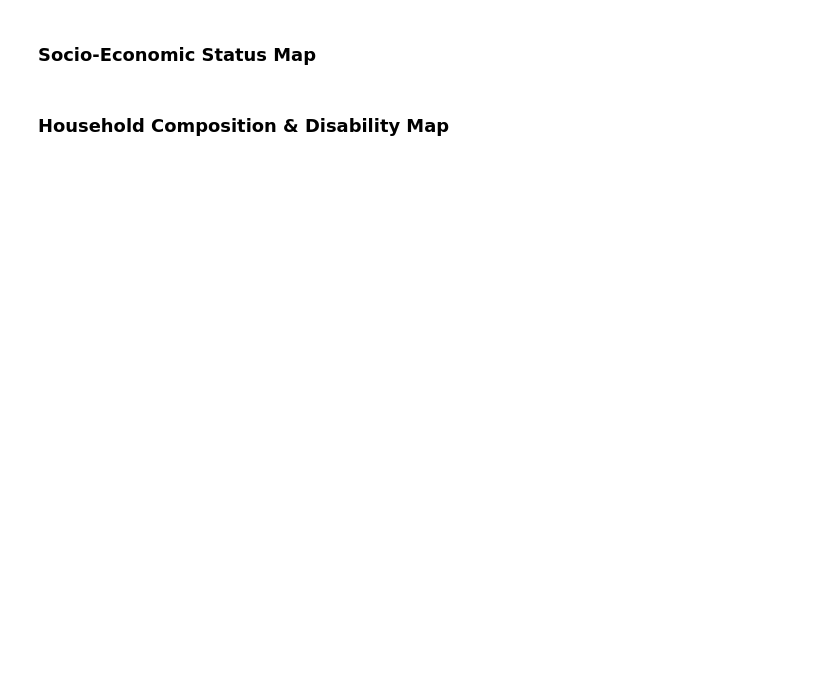
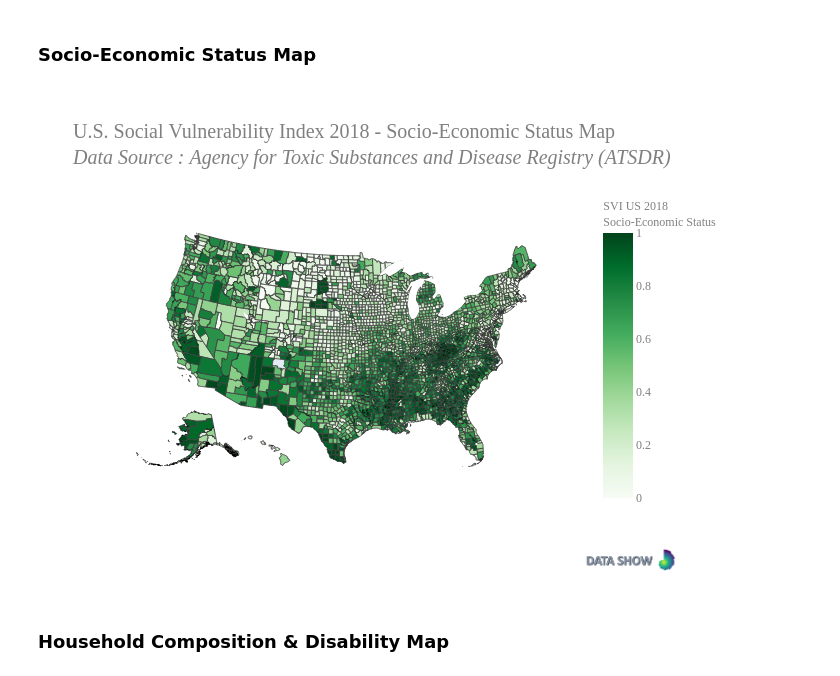
Before and after one commit to data-show/notebooks, a Jupyter notebook: notebooks/Social_Vulnerability_Index_2018_United_States/Social_Vulnerability_Index_2018_United_States.ipynb, the cells around one changed output. Drawn from its saved outputs; the diff is of its cells as text; code cells hidden in the pictures; blank space fills up the shorter version.

```diff
--- a/notebooks/Social_Vulnerability_Index_2018_United_States/Social_Vulnerability_Index_2018_United_States.ipynb
+++ b/notebooks/Social_Vulnerability_Index_2018_United_States/Social_Vulnerability_Index_2018_United_States.ipynb
@@ -132,34 +130,36 @@ fig_ss_svi = px.choropleth(svi,
                            featureidkey='properties.FIPS',
                            hover_data=['STATE', 'COUNTY'],
                            color_continuous_scale='Greens',
                            range_color=(0, 1),
                            scope='usa',
                            title='U.S. Social Vulnerability Index 2018 - Socio-Economic Status Map<br>' +
                            '<i>Data Source : Agency for Toxic Substances and Disease Registry (ATSDR)</i>',
                            labels={'SS_SVI':'SVI US 2018<br>Socio-Economic Status'}
                           )
 
 #Styling
 fig_ss_svi.update_layout(
     font_family='Rockwell',
     font_color='grey',
     font_size=12,
     title_font_family='Rockwell',
     title_font_color='grey',
     title_font_size=20
 )
 
 # Add watermark
 fig_ss_svi.add_layout_image(
     dict(
-        source='../extra/Datashow_Logo.png',
+        source=PILImage.open('../extra/Datashow_Logo.png'),
         xref='paper', yref='paper',
         x=1.2, y=-0.2,
         sizex=0.2, sizey=0.2,
         xanchor='right', yanchor='bottom')
 )
 
 Image(data=fig_ss_svi.to_image())
+# %% [output]
+[figure, added]
 # %% [markdown]
 ### Household Composition & Disability Map
 # %%
```
Also changed, not shown: parts of 5 cells of this notebook, 1 other file.
